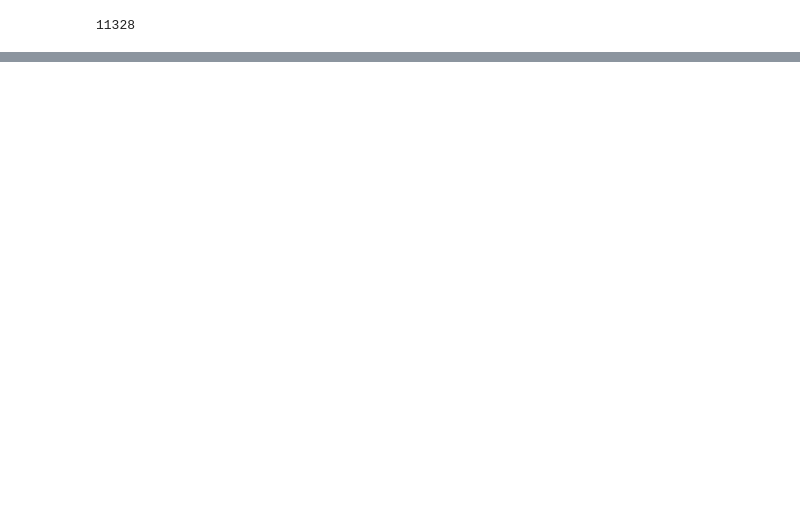
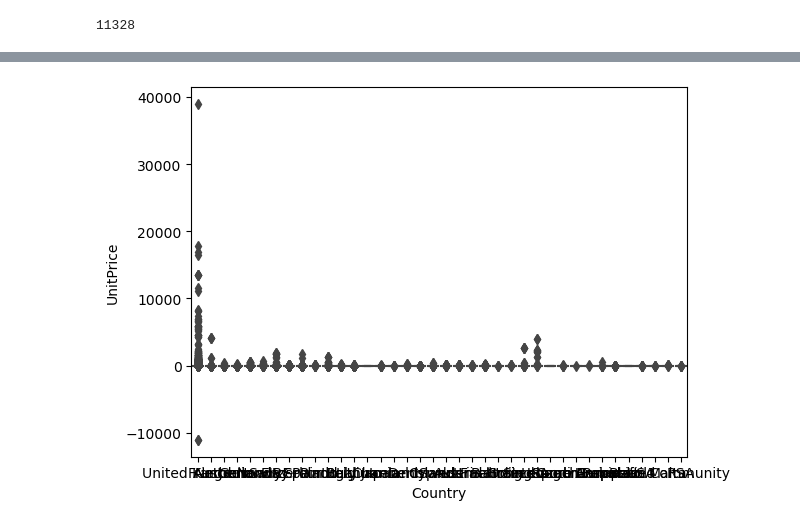
Before and after one commit to Abhilashg11/hustle_ML, a Jupyter notebook: EDA/e_commerece_EDA.ipynb, the cells around one changed output, grey strips where cells are left out. Cells and saved outputs as stored; diff of their text form; code cells hidden in the pictures; blank space fills up the shorter version.

```diff
--- a/EDA/e_commerece_EDA.ipynb
+++ b/EDA/e_commerece_EDA.ipynb
@@ -152,0 +169,5 @@ dq['Quantity'].shape[0]
+# %%
+sns.boxplot(x='Country', y='UnitPrice', data=data)
+plt.show()
+# %% [output]
+[figure, added]
```
Also changed, not shown: parts of 3 cells of this notebook, 3 other files.
